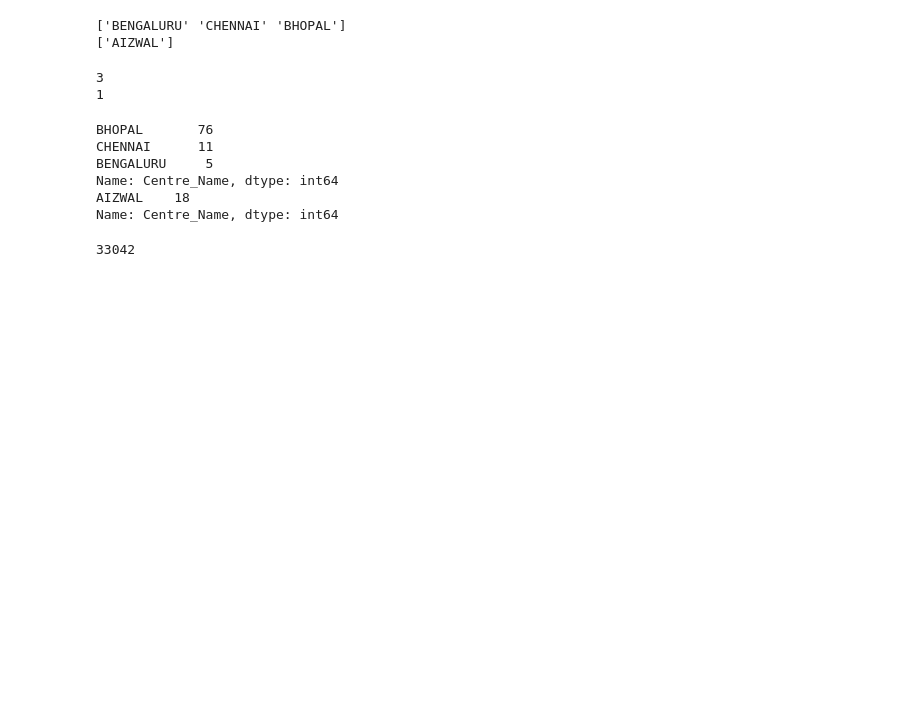
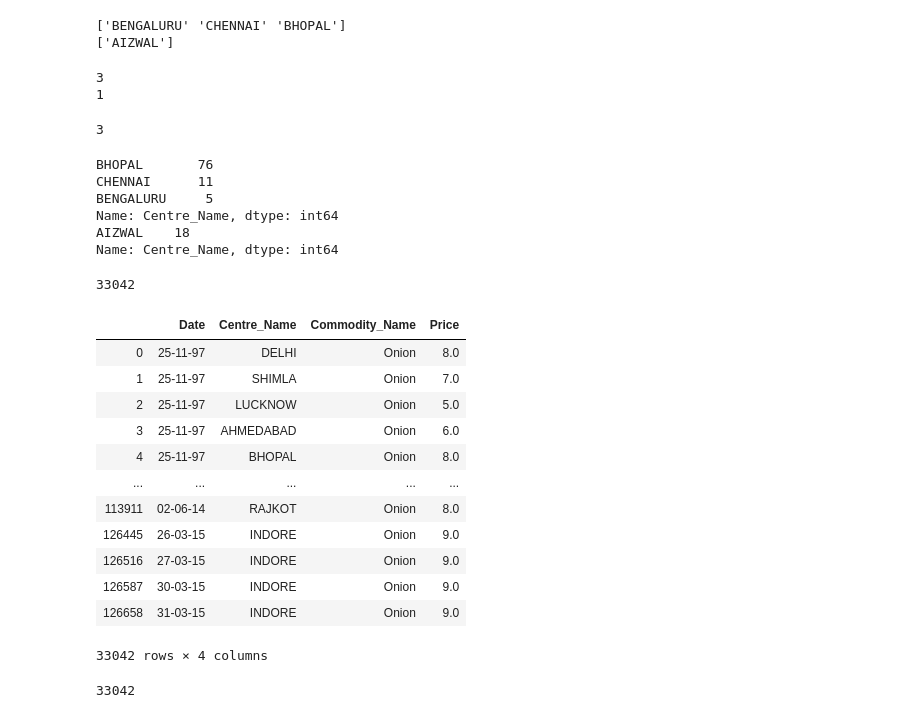
Before and after one commit to enuguru/DataScienceLevelOne, a Jupyter notebook: pydslevelone/data_analysis/daily_onion_retail_price_analysis.ipynb, the cells around one changed output. Drawn from its saved outputs; the diff is of its cells as text; code cells hidden in the pictures; blank space fills up the shorter version.

```diff
--- a/pydslevelone/data_analysis/daily_onion_retail_price_analysis.ipynb
+++ b/pydslevelone/data_analysis/daily_onion_retail_price_analysis.ipynb
@@ -139,6 +135,10 @@ print(data[data.Price == maxprice].Centre_Name.nunique())
 # %% [output]
 3
 1
+# %%
+data[data.Price == minprice].Centre_Name.nunique()
+# %% [output]
+3
 # %%
 print(data[data.Price == minprice].Centre_Name.value_counts())
 print(data[data.Price == maxprice].Centre_Name.value_counts())
@@ -149,6 +149,26 @@ BENGALURU     5
 Name: Centre_Name, dtype: int64
 AIZWAL    18
 Name: Centre_Name, dtype: int64
+# %%
+len(data[data.Price<10])
+# %% [output]
+33042
+# %%
+data[data.Price<10]
+# %% [output]
+|  | Date | Centre_Name | Commodity_Name | Price |
+| 0 | 25-11-97 | DELHI | Onion | 8.0 |
+| 1 | 25-11-97 | SHIMLA | Onion | 7.0 |
+| 2 | 25-11-97 | LUCKNOW | Onion | 5.0 |
+| 3 | 25-11-97 | AHMEDABAD | Onion | 6.0 |
+| 4 | 25-11-97 | BHOPAL | Onion | 8.0 |
+| ... | ... | ... | ... | ... |
+| 113911 | 02-06-14 | RAJKOT | Onion | 8.0 |
+| 126445 | 26-03-15 | INDORE | Onion | 9.0 |
+| 126516 | 27-03-15 | INDORE | Onion | 9.0 |
+| 126587 | 30-03-15 | INDORE | Onion | 9.0 |
+| 126658 | 31-03-15 | INDORE | Onion | 9.0 |
+33042 rows × 4 columns
 # %%
 print(len(data[data.Price < 10]))
 # %% [output]
```
Also changed, not shown: parts of 3 cells of this notebook, 1 other file.
